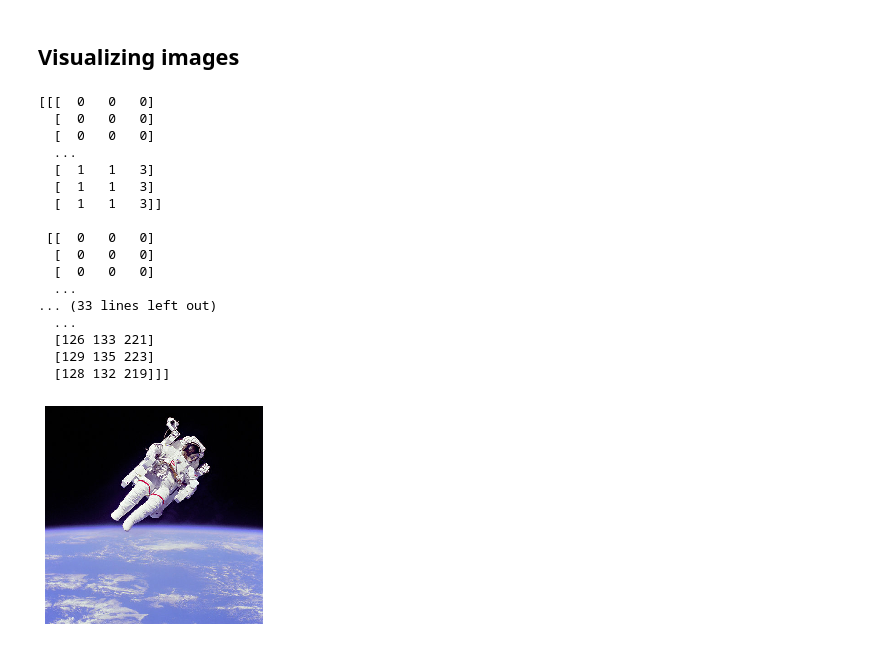
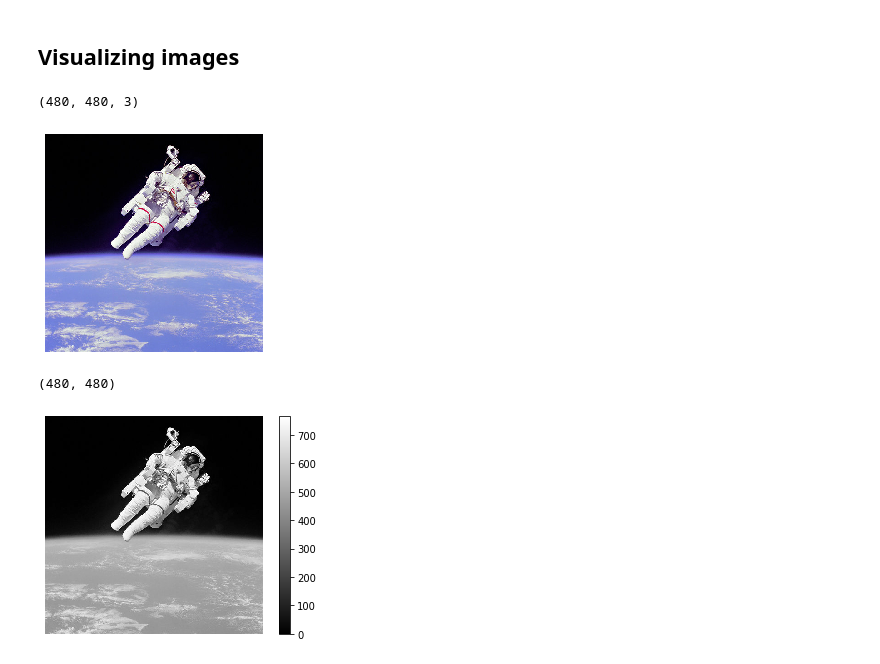
Before and after one commit to prograTammz/numpy-matplotlib-playground, a Jupyter notebook: numpy-matplotlib.ipynb, the cells around one changed output. Saved outputs shown, nothing was run; the diff lists cells and outputs as text; code cells hidden in the pictures.

Commit message:
added new image

```diff
--- a/numpy-matplotlib.ipynb
+++ b/numpy-matplotlib.ipynb
@@ -155,7 +155,7 @@ plt.show()
 img = plt.imread('480px-Astronaut-EVA.jpg')
 
 # Print the shape of the image
-print(img)
+print(img.shape)
 
 # Display the image
 plt.imshow(img)
@@ -164,21 +164,23 @@ plt.imshow(img)
 plt.axis('off')
 plt.show()
 # %% [output]
-[[[  0   0   0]
-  [  0   0   0]
-  [  0   0   0]
-  ...
-  [  1   1   3]
-  [  1   1   3]
-  [  1   1   3]]
-
- [[  0   0   0]
-  [  0   0   0]
-  [  0   0   0]
-  ...
-... (33 lines left out)
-  ...
-  [126 133 221]
-  [129 135 223]
-  [128 132 219]]]
+(480, 480, 3)
 [figure]
+# %%
+intensity = img.sum(axis=2)
+
+# Print the shape of the intensity
+print(intensity.shape)
+
+# Display the intensity with a colormap of 'gray'
+plt.imshow(intensity, cmap='gray')
+
+# Add a colorbar
+plt.colorbar()
+
+# Hide the axes and show the figure
+plt.axis('off')
+plt.show()
+# %% [output]
+(480, 480)
+[figure, added]
```
Also changed, not shown: parts of 1 cell of this notebook, 1 other file.
